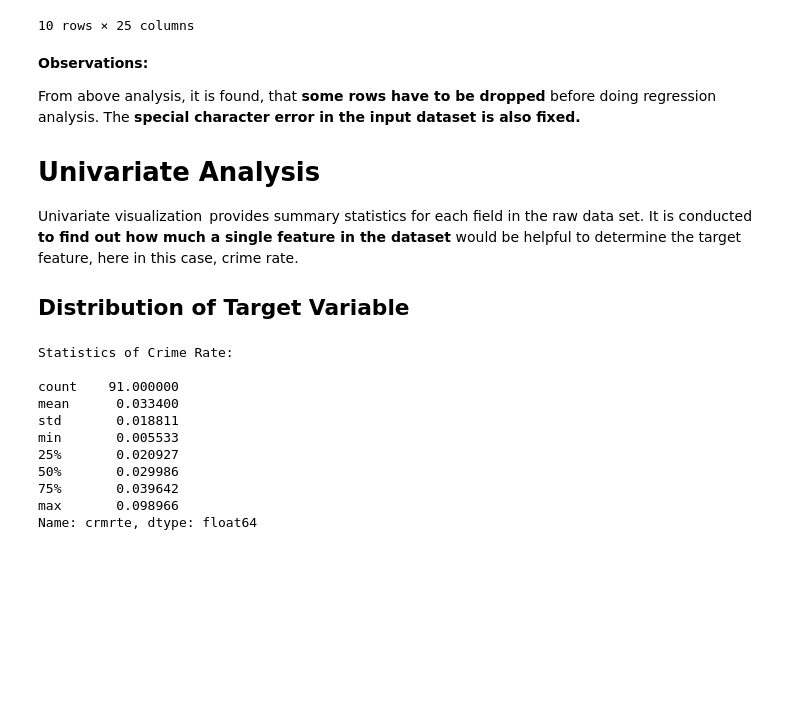
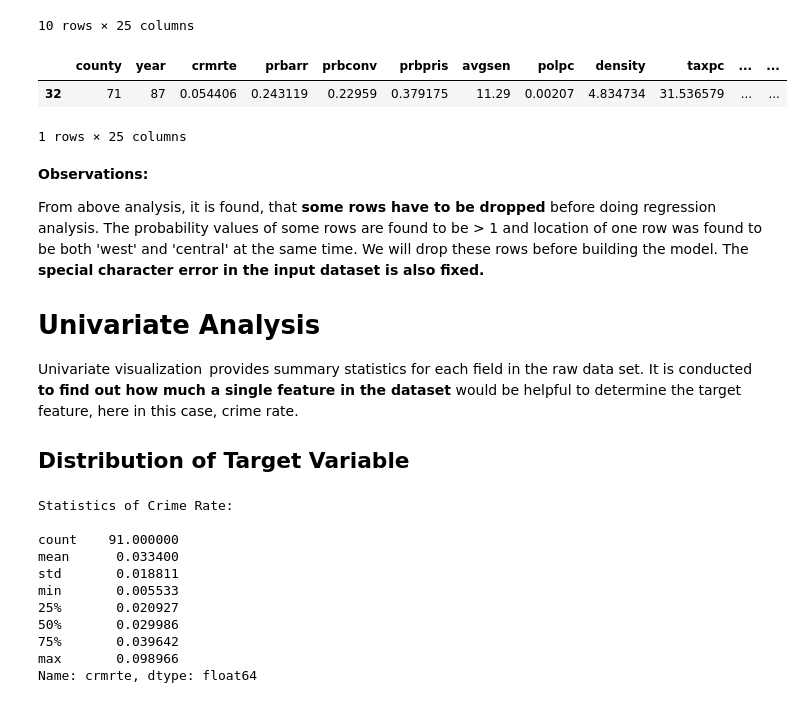
Before and after one commit to AdroitAnandAI/Crime-Analysis-Prediction, a Jupyter notebook: Carolina_Crime_Exploratory_Analysis.ipynb, the cells around one changed output. Drawn from its saved outputs; the diff is of its cells as text; code cells hidden in the pictures; blank space fills up the shorter version.

```diff
--- a/Carolina_Crime_Exploratory_Analysis.ipynb
+++ b/Carolina_Crime_Exploratory_Analysis.ipynb
@@ -159,10 +158,17 @@ crimeData[crimeData['prbconv'] > 1]
 | 89 | 195 | 87 | 0.031397 | 0.201397 | 1.67052 | 0.470588 | 13.020000 | 0.004459 | 1.745989 | 53.666927 | ... | ... |
 | 90 | 197 | 87 | 0.014193 | 0.207595 | 1.18293 | 0.360825 | 12.230000 | 0.001186 | 0.889881 | 25.952581 | ... | ... |
 10 rows × 25 columns
+# %%
+# The location cannot be both west and central together.
+crimeData[crimeData['west']+crimeData['central'] > 1]
+# %% [output]
+|  | county | year | crmrte | prbarr | prbconv | prbpris | avgsen | polpc | density | taxpc | ... | ... |
+| 32 | 71 | 87 | 0.054406 | 0.243119 | 0.22959 | 0.379175 | 11.29 | 0.00207 | 4.834734 | 31.536579 | ... | ... |
+1 rows × 25 columns
 # %% [markdown]
 **Observations:**
 
-From above analysis, it is found, that **some rows have to be dropped** before doing regression analysis. The **special character error in the input dataset is also fixed.**
+From above analysis, it is found, that **some rows have to be dropped** before doing regression analysis. The probability values of some rows are found to be > 1 and location of one row was found to be both 'west' and 'central' at the same time. We will drop these rows before building the model. The **special character error in the input dataset is also fixed.**
 
 
 # Univariate Analysis
```
Also changed, not shown: parts of 15 cells of this notebook, 1 other file.
